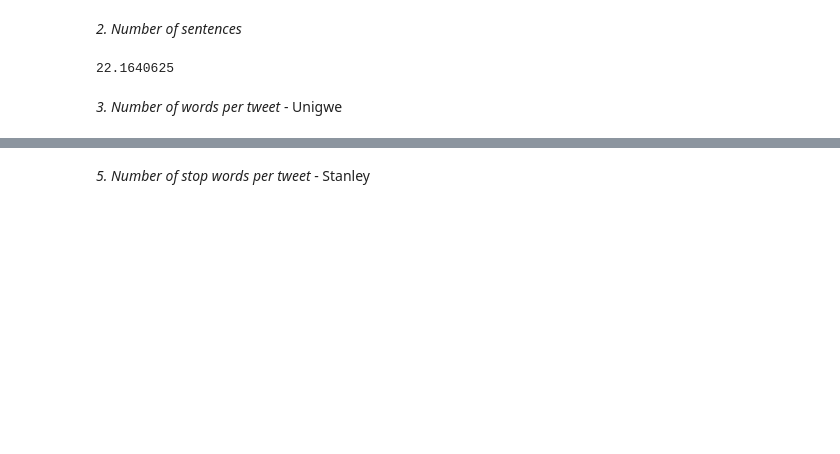
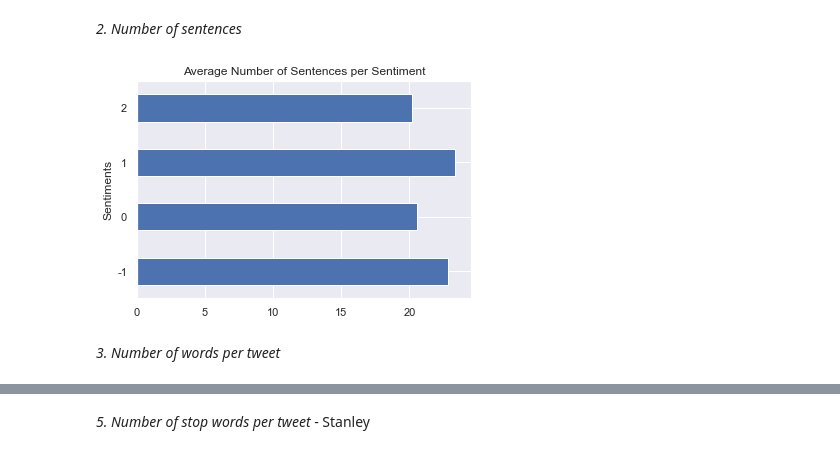
Before and after one commit to JessWN/2110ACDS_T13, a Jupyter notebook: 2110ACDS_T13.ipynb, the cells around one changed output, grey strips where cells are left out. Cells and saved outputs as stored; diff of their text form; code cells hidden in the pictures; blank space fills up the shorter version.

```diff
--- a/2110ACDS_T13.ipynb
+++ b/2110ACDS_T13.ipynb
@@ -766,10 +839,14 @@ _2. Number of sentences_
 # %%
 tokeniser = TreebankWordTokenizer()
 train_df['sent_count'] = train_df["message"].apply(lambda x: len(tokeniser.tokenize(x)))
-train_df['sent_count'].mean()
+train_df.groupby('sentiment')['sent_count'].mean().plot(kind = 'barh',
+                                                       title = 'Average Number of Sentences per Sentiment',
+                                                       xlabel = 'Sentiments',
+                                                         ylabel = 'Frequency')
+plt.show()
 # %% [output]
-22.1640625
+[figure, added]
 # %% [markdown]
-_3. Number of words per tweet_ - Unigwe
+_3. Number of words per tweet_
 # %%
 train_df['word_count'] = train_df["message"].apply(lambda x: len(re.findall(r'\w+', x)))
```
Also changed, not shown: parts of 80 cells of this notebook.
